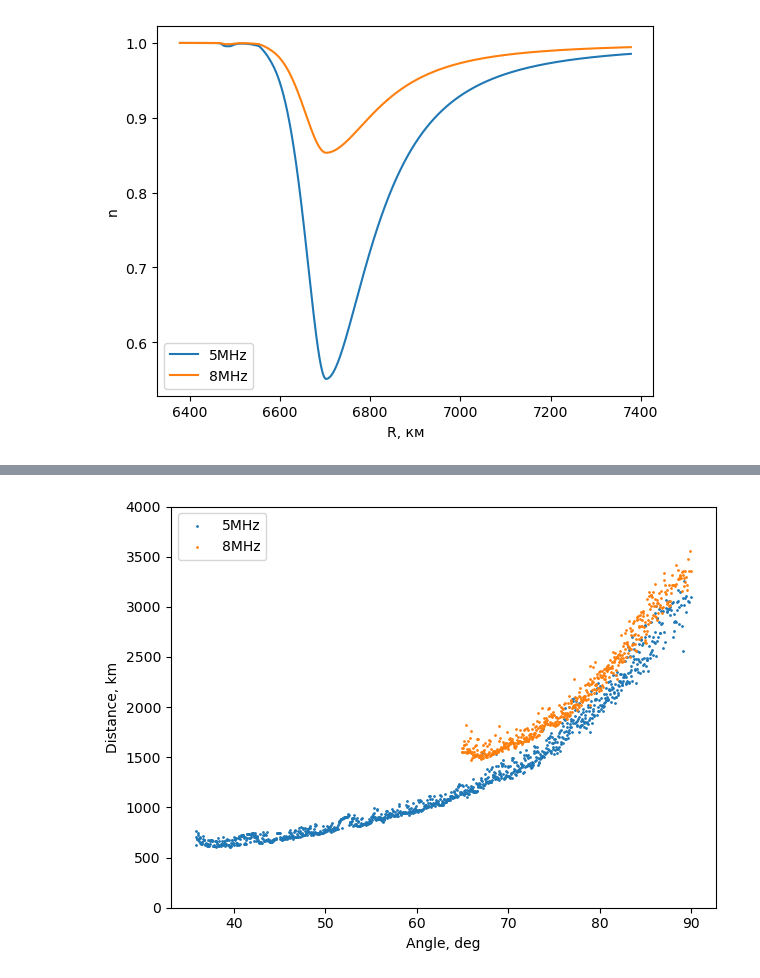
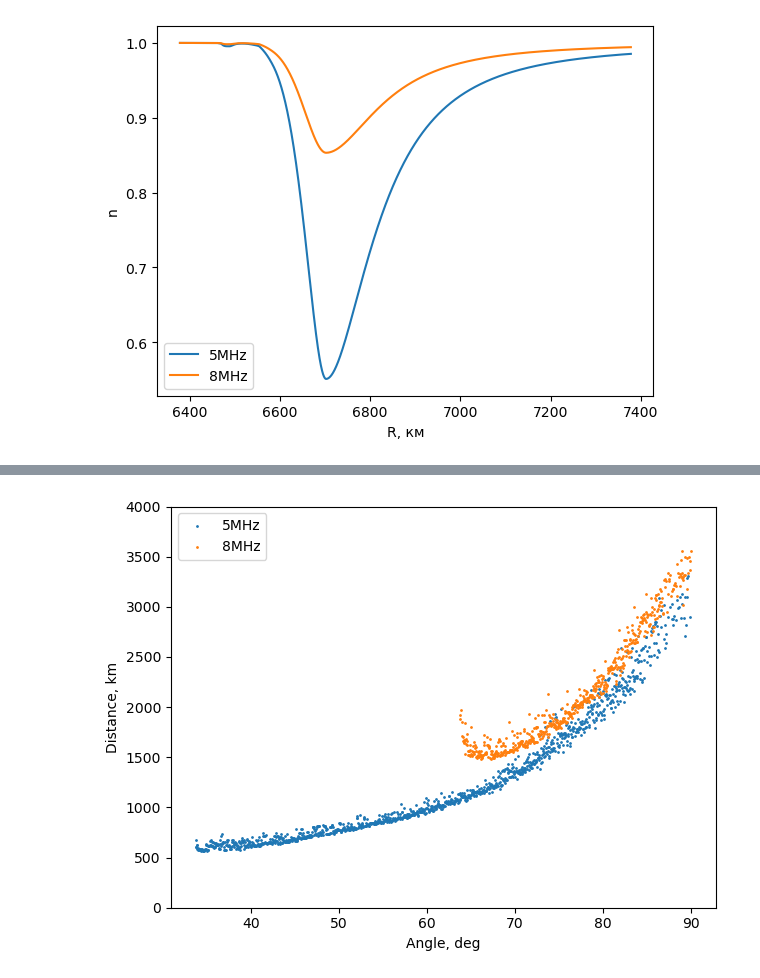
Before and after one commit to astronom-v-cube/exam_rrv, a Jupyter notebook: 6.ipynb, the cells around one changed output, grey strips where cells are left out. Drawn from its saved outputs; the diff is of its cells as text; code cells hidden in the pictures.

```diff
--- a/6.ipynb
+++ b/6.ipynb
@@ -12,10 +12,10 @@ z, N_e = IRI[IRI[:,1]!=-1,0:2].T
 from astropy.constants import m_e, e, R_earth
 # %%
 omega_plasm = np.sqrt((4 * np.pi * (e.gauss.value ** 2) * N_e / m_e.cgs.value))
-n5 = np.sqrt(1 + 0j - ((omega_plasm**2)/((2 * np.pi * 5e6) ** 2)))
-n8 = np.sqrt(1 + 0j - ((omega_plasm**2)/((2 * np.pi * 8e6) ** 2)))
-r = z + R_earth.to('km').value
-r_ = np.linspace(R_earth.to('km').value, R_earth.to('km').value+1000, 4096)
+n5 = np.sqrt(1 - ((omega_plasm**2)/((2 * np.pi * 5e6) ** 2)))
+n8 = np.sqrt(1 - ((omega_plasm**2)/((2 * np.pi * 8e6) ** 2)))
+r = z*1e3 + R_earth.value
+r_ = np.linspace(R_earth.value, R_earth.value+1000e3, 4096)
 n5 = interp1d(r, n5, kind = 'cubic', bounds_error=False, fill_value=(n5[0],n5[-1]))
 n8 = interp1d(r, n8, kind = 'cubic', bounds_error=False, fill_value=(n8[0],n8[-1]))
 # %%
@@ -38,9 +38,9 @@ plt.savefig('dn2_dr.png')
 # %%
 def ode(t, p, n):
     r,theta,nr,ntheta = p
-    if r < R_earth.to('km').value:
+    if r < R_earth.value:
         return [0, 0, 0, 0]
-    if r > R_earth.to('km').value + 1200:
+    if r > R_earth.value + 1200e3:
         return [0, 0, 0, 0]
     #if theta > 2*np.pi:
     #    nr, ntheta = 0,0
@@ -64,16 +64,16 @@ def solve(n, r0, teta, t):
 #plt.subplot(projection = 'polar')
 plt.figure(figsize = (10,6))
 thetas = np.linspace(0,np.pi/2, 2**11)
-t = np.linspace(0,30e3, 2**14) # читай как оптический путь
+t = np.linspace(0,30e6, 2**14) # читай как оптический путь
 D5 = np.zeros(len(thetas)) * np.nan
 for i, theta0 in enumerate(thetas):
-    r,theta,nr,ntheta = solve(n5, R_earth.to('km').value, theta0, t)
-    d = theta*R_earth.to('km').value
-    z = r - R_earth.to('km').value
+    r,theta,nr,ntheta = solve(n5, R_earth.value, theta0, t)
+    d = theta*R_earth.value
+    z = r - R_earth.value
 
     if z[-1] <= 0:
         D5[i] = d[-1]
-    plt.plot(d, z, 'k', linewidth=0.25)
+    plt.plot(d/1e3, z/1e3, 'k', linewidth=0.25)
 plt.ylim(0, 1000)
 plt.xlim(0, 1e4)
 plt.xlabel('Distance, km')
@@ -90,13 +90,13 @@ plt.savefig('d5.png')
 plt.figure(figsize = (10,6))
 D8 = np.zeros(len(thetas)) * np.nan
 for i, theta0 in enumerate(thetas):
-    r,theta,nr,ntheta = solve(n8, R_earth.to('km').value, theta0, t)
-    d = theta*R_earth.to('km').value
-    z = r - R_earth.to('km').value
+    r,theta,nr,ntheta = solve(n8, R_earth.value, theta0, t)
+    d = theta*R_earth.value
+    z = r - R_earth.value
 
     if z[-1] <= 0:
         D8[i] = d[-1]
-    plt.plot(d, z, 'k', linewidth=0.25)
+    plt.plot(d/1e3, z/1e3, 'k', linewidth=0.25)
 plt.ylim(0, 1000)
 plt.xlim(0, 1e4)
 plt.xlabel('Distance, km')
@@ -109,14 +109,14 @@ plt.savefig('d8.png')
 [figure]
 # %%
-plt.scatter(thetas/np.pi*180, D5, s = 1, label = '5MHz')
-plt.scatter(thetas/np.pi*180, D8, s = 1, label = '8MHz')
+plt.scatter(thetas/np.pi*180, D5/1e3, s = 1, label = '5MHz')
+plt.scatter(thetas/np.pi*180, D8/1e3, s = 1, label = '8MHz')
 plt.xlabel('Angle, deg')
 plt.ylabel('Distance, km')
 plt.legend()
 plt.tight_layout()
 plt.savefig('distances.png')
 plt.ylim(0,4000)
 plt.tight_layout()
 plt.savefig('distances_ylim.png')
 # %% [output]
-[figure, old version]
+[figure, new version]
```
Also changed, not shown: parts of 4 cells of this notebook.
